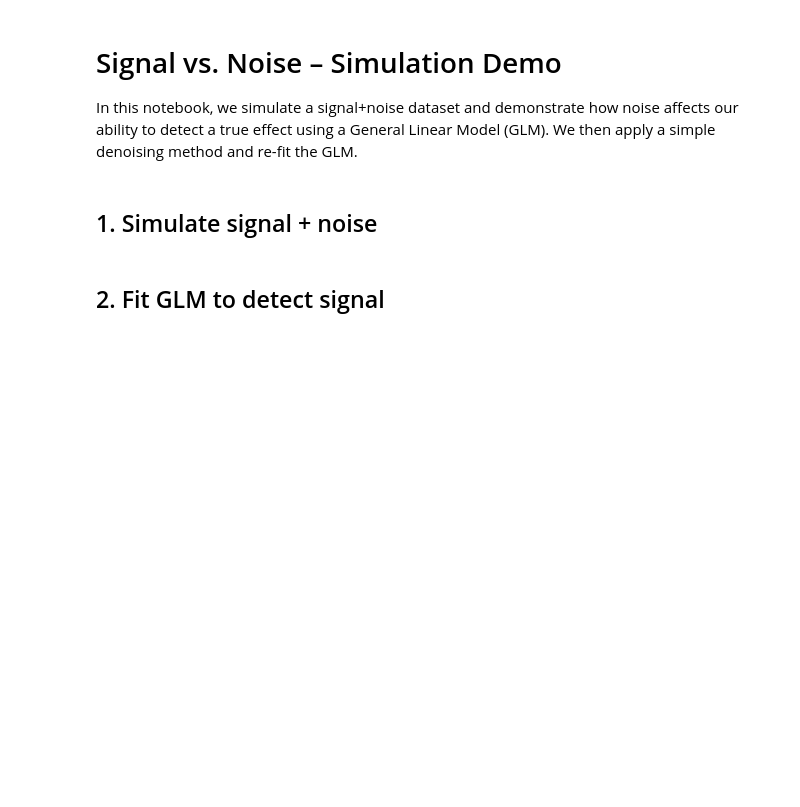
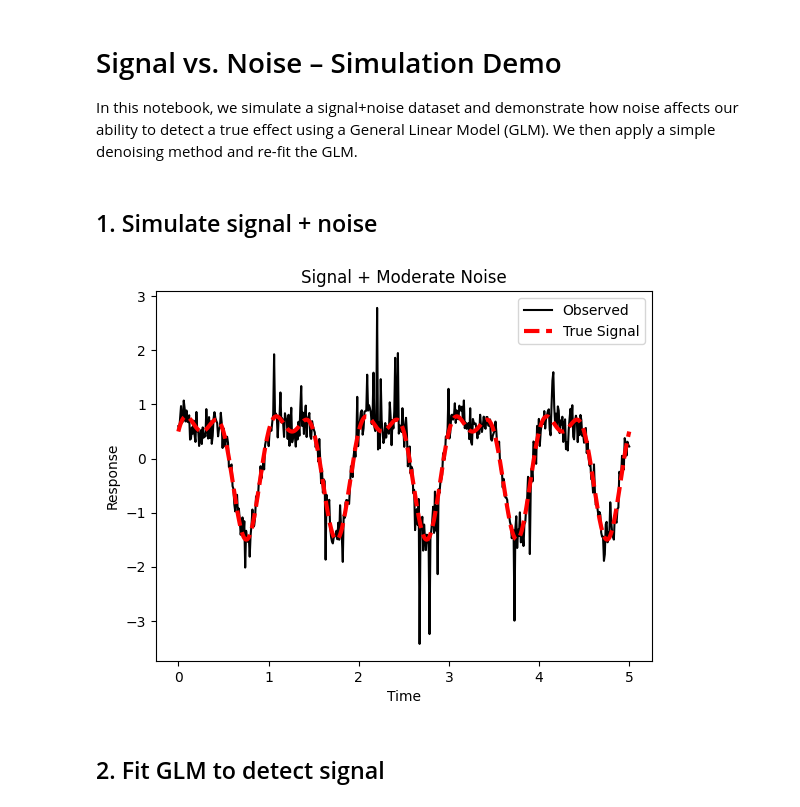
Before and after one commit to AliTafakkor/principles_of_data_analysis_2025, a Jupyter notebook: signal_vs_noise_denoising_demo.ipynb, the cells around one changed output. Drawn from its saved outputs; the diff is of its cells as text; code cells hidden in the pictures; blank space fills up the shorter version.

Commit message:
Made the simulation more elaborate with two types of noise (spike and white)

```diff
--- a/signal_vs_noise_denoising_demo.ipynb
+++ b/signal_vs_noise_denoising_demo.ipynb
@@ -4,34 +4,58 @@
 In this notebook, we simulate a signal+noise dataset and demonstrate how noise affects our ability to detect a true effect using a General Linear Model (GLM). We then apply a simple denoising method and re-fit the GLM.
 # %% [markdown]
 ## 1. Simulate signal + noise
+# %%
+noise_type = "spike" # can be spike or white
 # %%
-
 import numpy as np
 import pandas as pd
 import matplotlib.pyplot as plt
 import statsmodels.api as sm
+from scipy.signal import medfilt
+from scipy.ndimage import gaussian_filter1d
+import ipywidgets as widgets
+from ipywidgets import interact, FloatSlider
+from IPython.display import display
 
 np.random.seed(42)
 
 # Parameters
-n = 200
-X = np.zeros(n)
-X[100:] = 1  # Step function: signal starts halfway through
-beta = 1.5   # true effect size
+n = 500
+beta = 1                          # true effect size
 
-# Generate signal
-signal = beta * X
+# Generate a sinusoidal signal
+t = np.linspace(0, 5, n)
+X = np.sin(2*np.pi*t) + 0.5*np.sin(2*np.pi*2*t + 1.5)
+signal = X * beta                   # Sinusoidal function with amplitude beta
 
-# Add moderate noise
-noise = np.random.normal(0, 1, n)
+if noise_type == "white":
+    # Generate white noise
+    noise = np.random.normal(0, 1, n)
+elif noise_type == "spike":
+    # Generate spike noise (outliers that mess up GLM)
+    noise = np.random.normal(0, 0.2, n)  # Small background noise
+    # Add random spikes (outliers) that bias the effect size
+    spike_probability = 0.05
+    spike_locations = np.random.random(n) < spike_probability
+    # Create systematic bias: spikes are more likely to be positive when X is positive
+    # This creates apparent correlation and inflates the effect size
+    spike_magnitudes = np.random.normal(0, 0.5, n)  # Large spikes
+    # Bias spikes based on X values to affect slope
+    bias_factor = 1.0  # Strength of bias
+    spike_magnitudes[spike_locations] += bias_factor * X[spike_locations]
+    noise[spike_locations] += spike_magnitudes[spike_locations]
+
+# Add noise
 Y = signal + noise
 
 # Visualize
-plt.plot(Y, label='Observed')
-plt.plot(signal, label='True Signal', linestyle='--')
+plt.plot(t, Y, color='k', label='Observed')
+plt.plot(t, signal, color='r', label='True Signal', linestyle='--', linewidth=3)
 plt.xlabel('Time'); plt.ylabel('Response')
 plt.legend(); plt.title('Signal + Moderate Noise')
 plt.show()
+# %% [output]
+[figure, added]
 # %% [markdown]
 ## 2. Fit GLM to detect signal
 # %%
```
Also changed, not shown: parts of 8 cells of this notebook.
